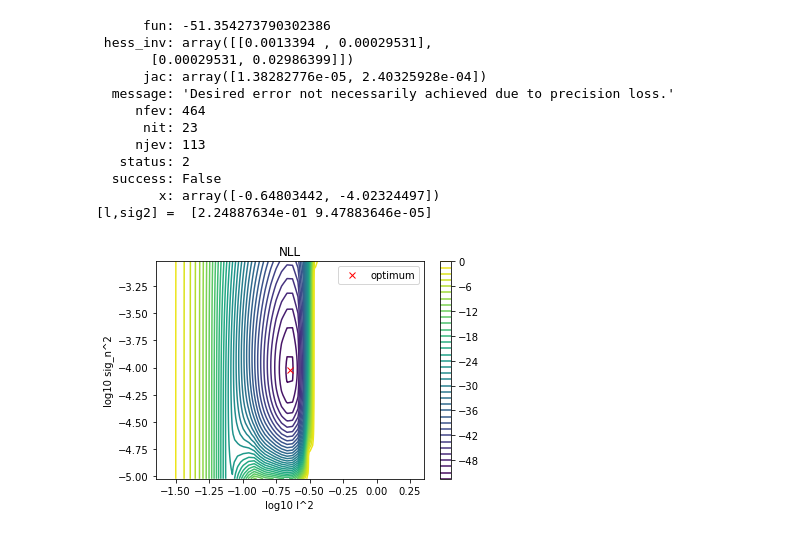
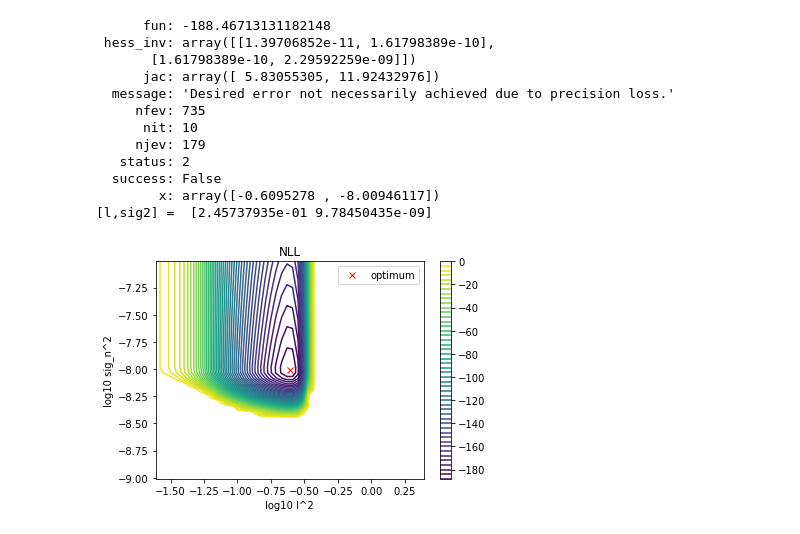
Before and after one commit to redmod-team/profit, a Jupyter notebook: doc/gp_custom.ipynb, the cells around one changed output. Cells and saved outputs as stored; diff of their text form; code cells hidden in the pictures.

```diff
--- a/doc/gp_custom.ipynb
+++ b/doc/gp_custom.ipynb
@@ -13,9 +13,9 @@ def build_K(xa, xb, hyp, K):
         for j in np.arange(len(xb)):
             K[i, j] = kern_sqexp(xa[i], xb[j], hyp[0])
 
-noise_train = 0.01
+noise_train = 0.0
 
-ntrain = 20
+ntrain = 30
 xtrain = halton(1, ntrain)
 ftrain = f(xtrain)
 np.random.seed(0)
@@ -73,0 +66,25 @@ res = minimize(nll_transform, np.array([0, -6]), method='BFGS')
+# %%
+from scipy.optimize import minimize
+
+# Prior to cut out range
+def cutoff(x, xmin, xmax, slope=1e3):
+    if x < xmin:
+        return slope*(x - xmin)**2
+    if x > xmax:
+        return slope*(x - xmax)**2
+
+    return 0.0
+
+def nlprior(log10hyp):
+    return cutoff(log10hyp[0], -2, 1) + cutoff(log10hyp[-1], -8, 0)
+
+x = np.linspace(-10, 1, 100)
+plt.figure()
+plt.plot(x, [cutoff(xi, -6, 0) for xi in x])
+plt.show()
+
+def nlp_transform(log10hyp):
+    hyp = 10**log10hyp
+    return nll(hyp, xtrain, ytrain) + nlprior(log10hyp)
+
+res = minimize(nlp_transform, np.array([-1, -6]), method='BFGS')
@@ -75,42 +94,42 @@ res = minimize(nll_transform, np.array([0, -6]), method='BFGS')
 print(res)
 print('[l,sig2] = ', 10**res.x)
 # %% [output]
-      fun: -51.354273790302386
- hess_inv: array([[0.0013394 , 0.00029531],
-       [0.00029531, 0.02986399]])
-      jac: array([1.38282776e-05, 2.40325928e-04])
+      fun: -188.46713131182148
+ hess_inv: array([[1.39706852e-11, 1.61798389e-10],
+       [1.61798389e-10, 2.29592259e-09]])
+      jac: array([ 5.83055305, 11.92432976])
   message: 'Desired error not necessarily achieved due to precision loss.'
-     nfev: 464
-      nit: 23
-     njev: 113
+     nfev: 735
+      nit: 10
+     njev: 179
    status: 2
   success: False
-        x: array([-0.64803442, -4.02324497])
-[l,sig2] =  [2.24887634e-01 9.47883646e-05]
+        x: array([-0.6095278 , -8.00946117])
+[l,sig2] =  [2.45737935e-01 9.78450435e-09]
 # %%
 nl = 50
 ns2 = 40
 
 log10l = np.linspace(res.x[0]-1, res.x[0]+1, nl)
 log10s2 = np.linspace(res.x[1]-1, res.x[1]+1, ns2)
 [Ll, Ls2] = np.meshgrid(log10l, log10s2)
 
 nlls = np.array(
-    [nll([10**ll, 10**ls2], xtrain, ytrain, 0) for ls2 in log10s2 for ll in log10l]
+    [nlp_transform(np.array([ll, ls2])) for ls2 in log10s2 for ll in log10l]
     ).reshape([ns2, nl])
 
 # Do some cut for visualization
 maxval = 0.0
 nlls[nlls>maxval] = maxval
 
 plt.figure()
 plt.title('NLL')
 plt.contour(Ll, Ls2, nlls, levels=50)
 plt.plot(res.x[0], res.x[1], 'rx')
 plt.xlabel('log10 l^2')
 plt.ylabel('log10 sig_n^2')
 plt.colorbar()
 plt.legend(['optimum'])
 plt.show()
 # %% [output]
-[figure, old version]
+[figure, new version]
```
Also changed, not shown: parts of 8 cells of this notebook, 1 other file.
